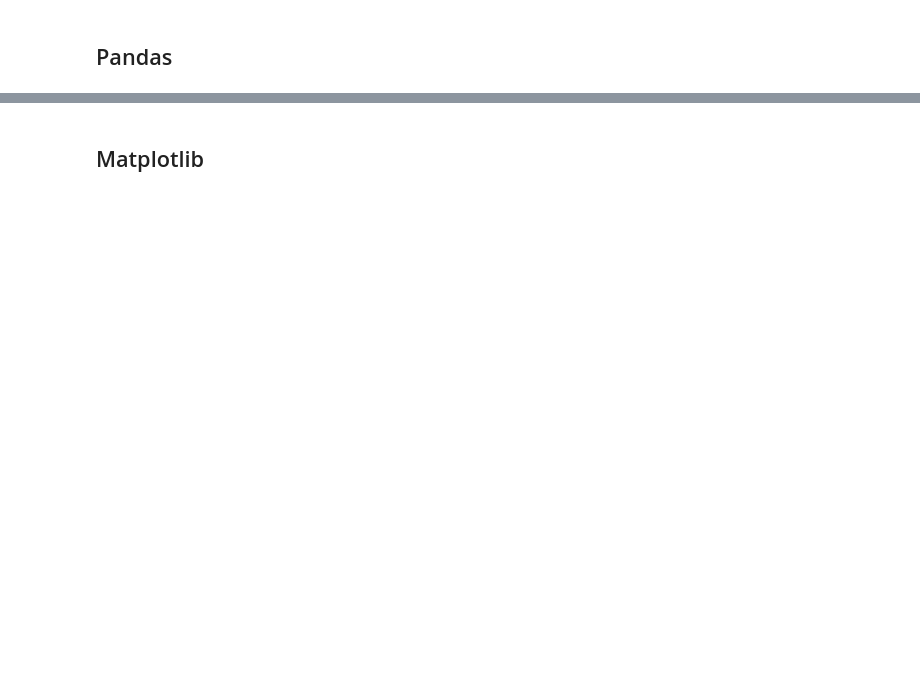
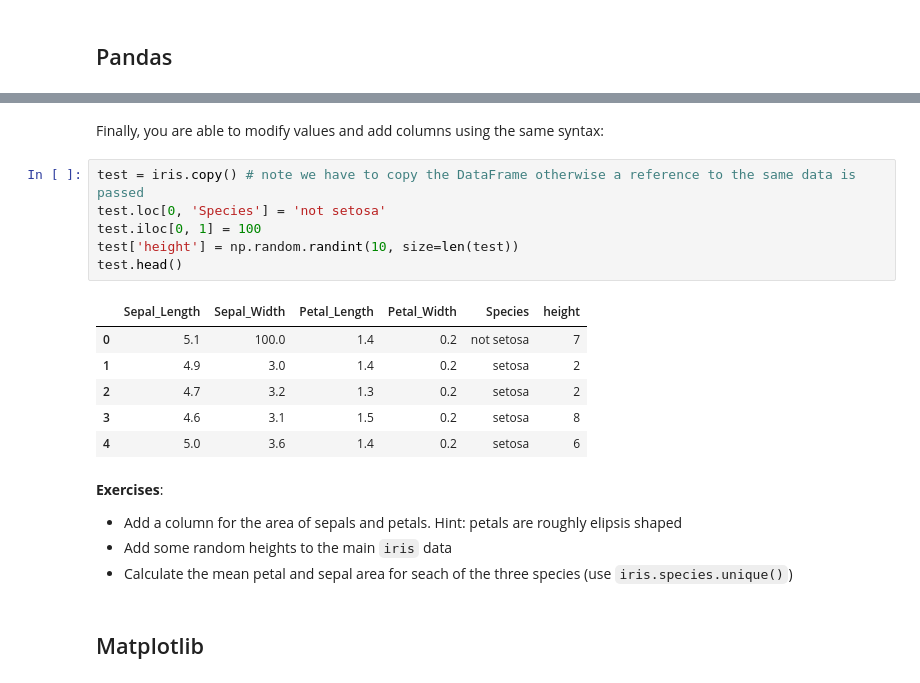
Before and after one commit to allydunham/btm2018, a Jupyter notebook: scientific_python/Introduction to Scientific Python.ipynb, the cells around one changed output, grey strips where cells are left out. Cells and saved outputs as stored; diff of their text form; blank space fills up the shorter version.

Commit message:
Added exercises for pandas and the iris dataset

```diff
--- a/scientific_python/Introduction to Scientific Python.ipynb
+++ b/scientific_python/Introduction to Scientific Python.ipynb
@@ -237,2 +398,22 @@ Further details on `pandas` can be found in the [10 Min Pandas](http://pandas.py
+# %% [markdown]
+Finally, you are able to modify values and add columns using the same syntax:
+# %%
+test = iris.copy() # note we have to copy the DataFrame otherwise a reference to the same data is passed
+test.loc[0, 'Species'] = 'not setosa'
+test.iloc[0, 1] = 100
+test['height'] = np.random.randint(10, size=len(test))
+test.head()
+# %% [output]
+|  | Sepal_Length | Sepal_Width | Petal_Length | Petal_Width | Species | height |
+| 0 | 5.1 | 100.0 | 1.4 | 0.2 | not setosa | 7 |
+| 1 | 4.9 | 3.0 | 1.4 | 0.2 | setosa | 2 |
+| 2 | 4.7 | 3.2 | 1.3 | 0.2 | setosa | 2 |
+| 3 | 4.6 | 3.1 | 1.5 | 0.2 | setosa | 8 |
+| 4 | 5.0 | 3.6 | 1.4 | 0.2 | setosa | 6 |
+# %% [markdown]
+**Exercises**:
+* Add a column for the area of sepals and petals. Hint: petals are roughly elipsis shaped
+* Add some random heights to the main `iris` data
+* Calculate the mean petal and sepal area for seach of the three species (use `iris.species.unique()`)
 # %% [markdown]
 ## Matplotlib
```
Also changed, not shown: parts of 21 cells of this notebook, 1 other file.
